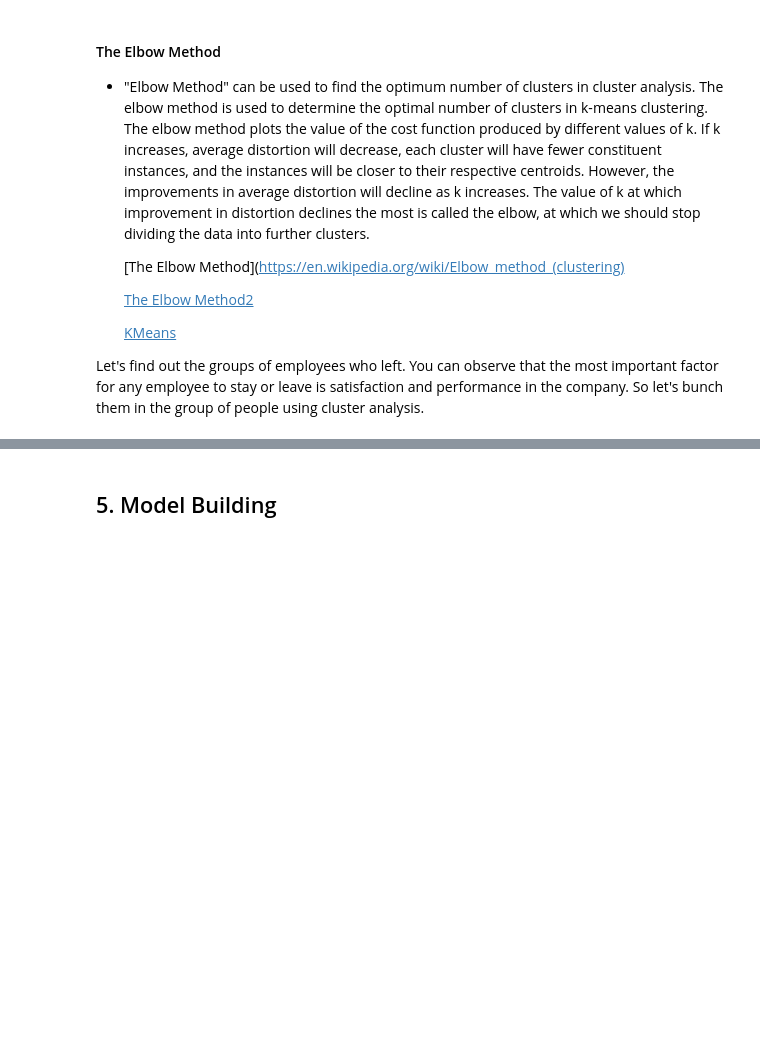
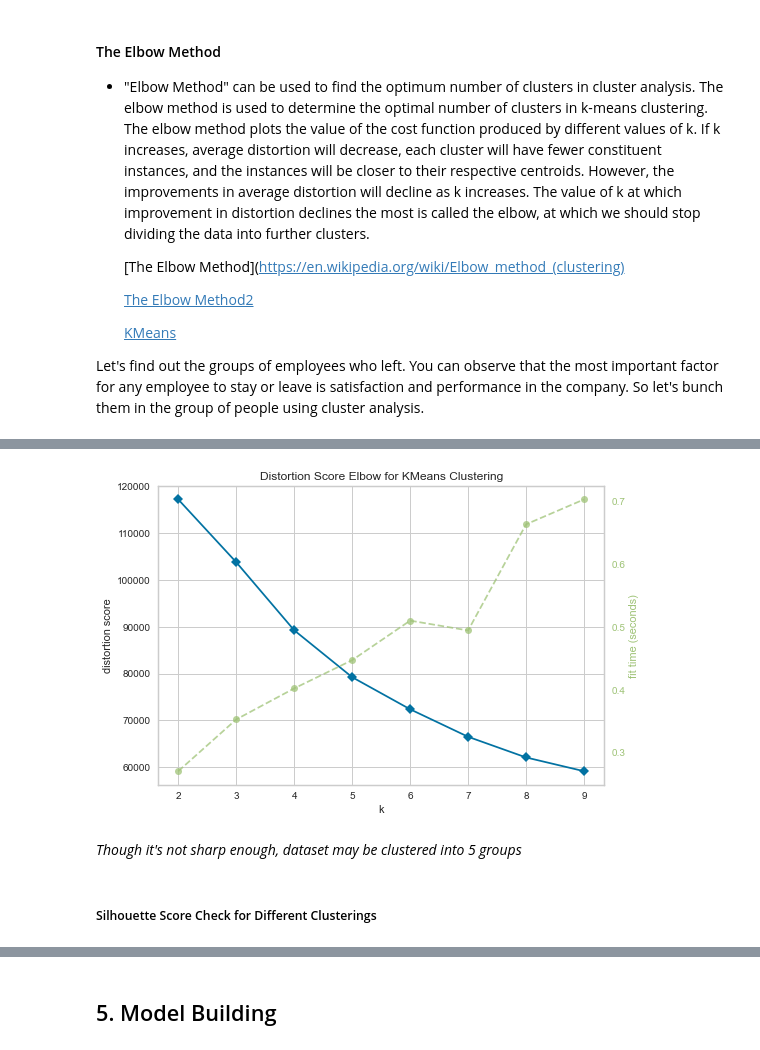
Before and after one commit to smeteo/Data_Science_and_Machine_Learning, a Jupyter notebook: 8. Capstone Projects/Project_2_Churn_Prediction/Churn Prediction_Capstone_Project_2.ipynb, the cells around one changed output, grey strips where cells are left out. Drawn from its saved outputs; the diff is of its cells as text; code cells hidden in the pictures; blank space fills up the shorter version.

```diff
--- a/8. Capstone Projects/Project_2_Churn_Prediction/Churn Prediction_Capstone_Project_2.ipynb
+++ b/8. Capstone Projects/Project_2_Churn_Prediction/Churn Prediction_Capstone_Project_2.ipynb
@@ -500,0 +546,12 @@ Let's find out the groups of employees who left. You can observe that the most i
+# %%
+from yellowbrick.cluster import KElbowVisualizer
+kmeans = KMeans()
+visu = KElbowVisualizer(kmeans, k = (2,10))
+visu.fit(df_scaled)
+visu.show();
+# %% [output]
+[figure, added]
+# %% [markdown]
+_Though it's not sharp enough, dataset may be clustered into 5 groups_
+# %% [markdown]
+##### Silhouette Score Check for Different Clusterings
```
Also changed, not shown: parts of 21 cells of this notebook.
